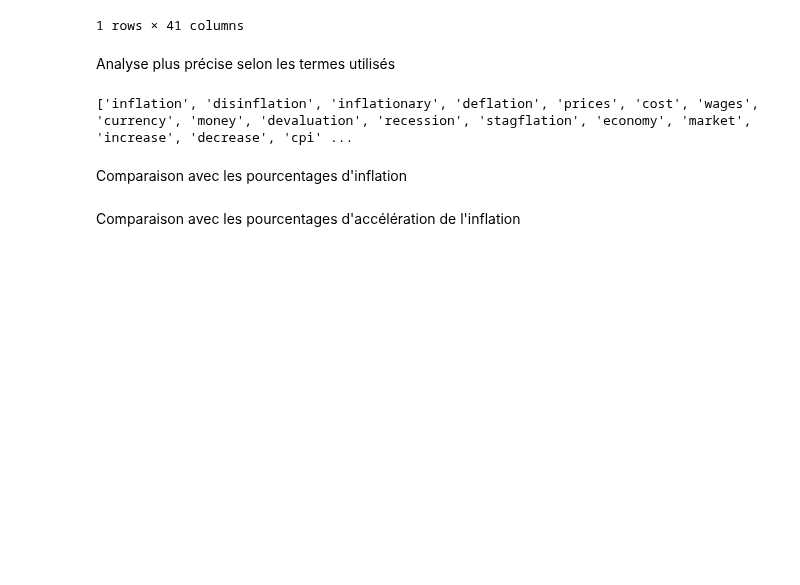
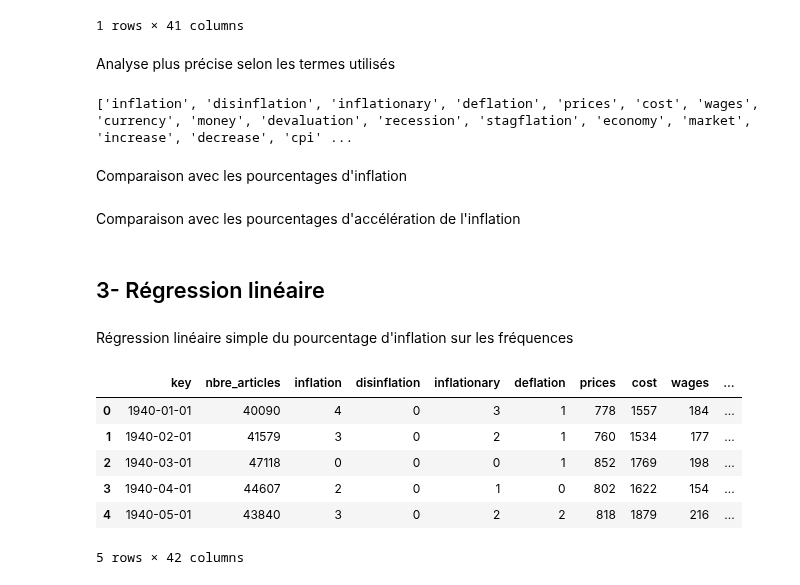
Before and after one commit to Rapamel/ProjetPythonDatascience, a Jupyter notebook: Main_Inflation.ipynb, the cells around one changed output. Cells and saved outputs as stored; diff of their text form; code cells hidden in the pictures; blank space fills up the shorter version.

Commit message:
Défrichage de l'apport des données de fréquence

```diff
--- a/Main_Inflation.ipynb
+++ b/Main_Inflation.ipynb
@@ -616,0 +663,2 @@ Comparaison avec les pourcentages d'accélération de l'inflation
+# %% [markdown]
+## 3- Régression linéaire
@@ -616,0 +667,15 @@ Comparaison avec les pourcentages d'accélération de l'inflation
+# %% [markdown]
+Régression linéaire simple du pourcentage d'inflation sur les fréquences
+# %%
+# Fusion des tables de fréquence et de pourcentage d'inflation (à faire avant potentiellement)
+
+# Transformation des éléments de la colonne key en objet date
+df["freq_1940_1949"]['key'] = pd.to_datetime(df["freq_1940_1949"]['key'])
+# %% [output]
+|  | key | nbre_articles | inflation | disinflation | inflationary | deflation | prices | cost | wages | ... |
+| 0 | 1940-01-01 | 40090 | 4 | 0 | 3 | 1 | 778 | 1557 | 184 | ... |
+| 1 | 1940-02-01 | 41579 | 3 | 0 | 2 | 1 | 760 | 1534 | 177 | ... |
+| 2 | 1940-03-01 | 47118 | 0 | 0 | 0 | 1 | 852 | 1769 | 198 | ... |
+| 3 | 1940-04-01 | 44607 | 2 | 0 | 1 | 0 | 802 | 1622 | 154 | ... |
+| 4 | 1940-05-01 | 43840 | 3 | 0 | 2 | 2 | 818 | 1879 | 216 | ... |
+5 rows × 42 columns
```
Also changed, not shown: parts of 6 cells of this notebook, 1 other file.
